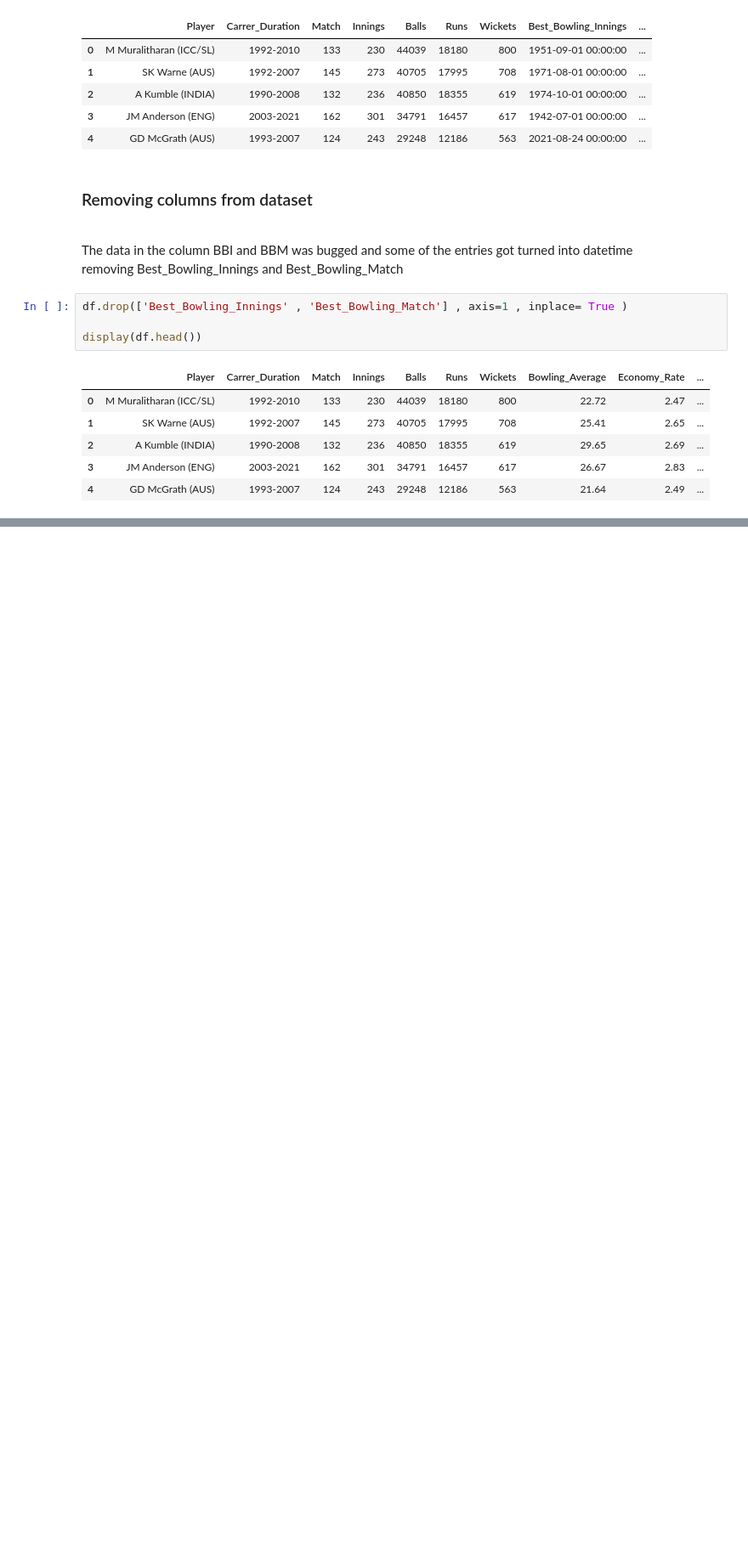
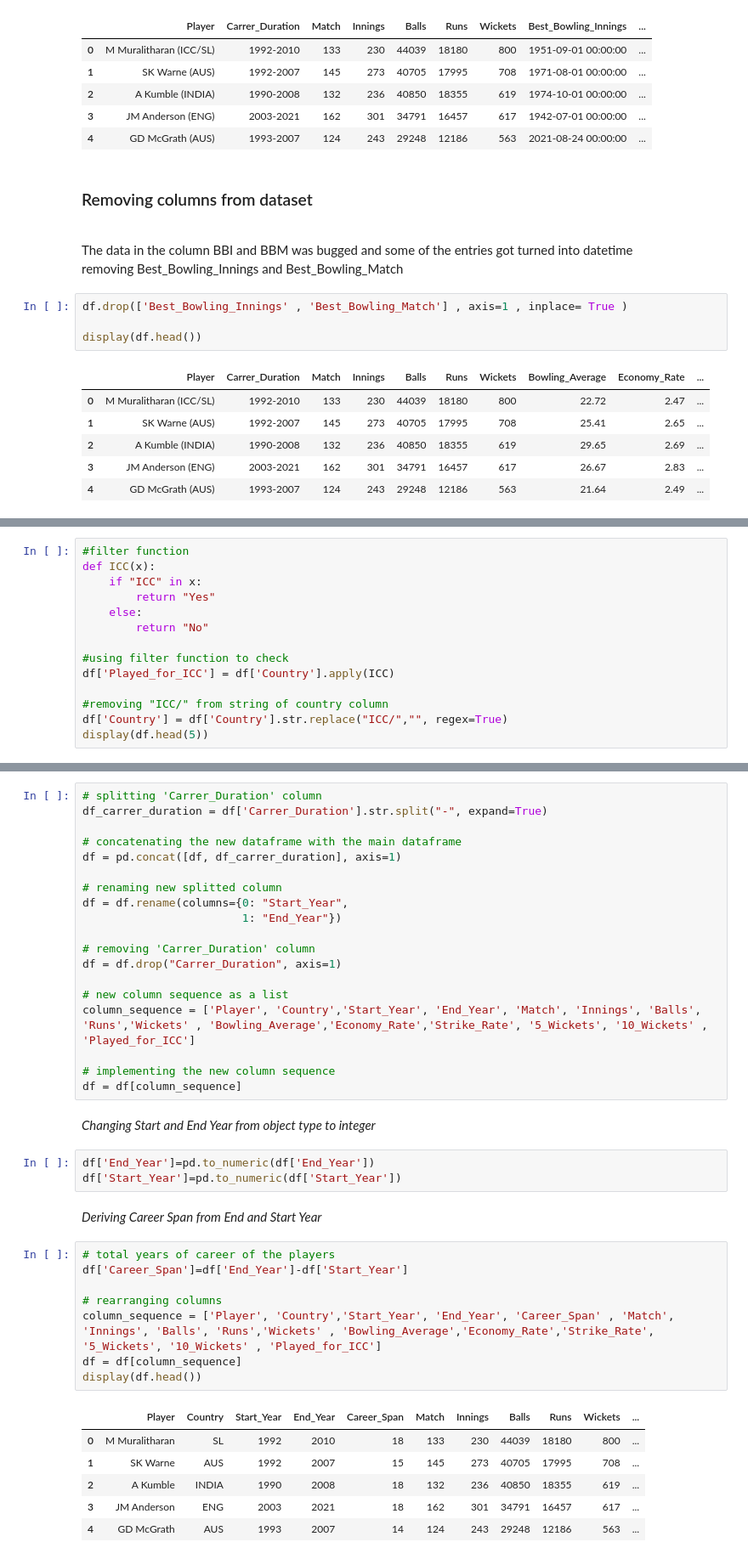
Before and after one commit to zintesar/test_cricket_analysis, a Jupyter notebook: test_cricket_analysis.ipynb, the cells around one changed output, grey strips where cells are left out. Shown: that part at 85% size. Cells and saved outputs as stored; diff of their text form; blank space fills up the shorter version.

```diff
--- a/test_cricket_analysis.ipynb
+++ b/test_cricket_analysis.ipynb
@@ -162,0 +201,14 @@ display(df.head())
+# %%
+#filter function
+def ICC(x):
+    if "ICC" in x:
+        return "Yes"
+    else:
+        return "No"
+
+#using filter function to check
+df['Played_for_ICC'] = df['Country'].apply(ICC)
+
+#removing "ICC/" from string of country column
+df['Country'] = df['Country'].str.replace("ICC/","", regex=True)
+display(df.head(5))
@@ -162,0 +295,41 @@ display(df.head())
+# %%
+# splitting 'Carrer_Duration' column
+df_carrer_duration = df['Carrer_Duration'].str.split("-", expand=True)
+
+# concatenating the new dataframe with the main dataframe
+df = pd.concat([df, df_carrer_duration], axis=1)
+
+# renaming new splitted column
+df = df.rename(columns={0: "Start_Year",
+                        1: "End_Year"})
+
+# removing 'Carrer_Duration' column
+df = df.drop("Carrer_Duration", axis=1)
+
+# new column sequence as a list
+column_sequence = ['Player', 'Country','Start_Year', 'End_Year', 'Match', 'Innings', 'Balls', 'Runs','Wickets' , 'Bowling_Average','Economy_Rate','Strike_Rate', '5_Wickets', '10_Wickets' , 'Played_for_ICC']
+
+# implementing the new column sequence
+df = df[column_sequence]
+# %% [markdown]
+*Changing Start and End Year from object type to integer*
+# %%
+df['End_Year']=pd.to_numeric(df['End_Year'])
+df['Start_Year']=pd.to_numeric(df['Start_Year'])
+# %% [markdown]
+*Deriving Career Span from End and Start Year*
+# %%
+# total years of career of the players
+df['Career_Span']=df['End_Year']-df['Start_Year']
+
+# rearranging columns
+column_sequence = ['Player', 'Country','Start_Year', 'End_Year', 'Career_Span' , 'Match', 'Innings', 'Balls', 'Runs','Wickets' , 'Bowling_Average','Economy_Rate','Strike_Rate', '5_Wickets', '10_Wickets' , 'Played_for_ICC']
+df = df[column_sequence]
+display(df.head())
+# %% [output]
+|  | Player | Country | Start_Year | End_Year | Career_Span | Match | Innings | Balls | Runs | Wickets | ... |
+| 0 | M Muralitharan | SL | 1992 | 2010 | 18 | 133 | 230 | 44039 | 18180 | 800 | ... |
+| 1 | SK Warne | AUS | 1992 | 2007 | 15 | 145 | 273 | 40705 | 17995 | 708 | ... |
+| 2 | A Kumble | INDIA | 1990 | 2008 | 18 | 132 | 236 | 40850 | 18355 | 619 | ... |
+| 3 | JM Anderson | ENG | 2003 | 2021 | 18 | 162 | 301 | 34791 | 16457 | 617 | ... |
+| 4 | GD McGrath | AUS | 1993 | 2007 | 14 | 124 | 243 | 29248 | 12186 | 563 | ... |
```
Also changed, not shown: parts of 28 cells of this notebook.
